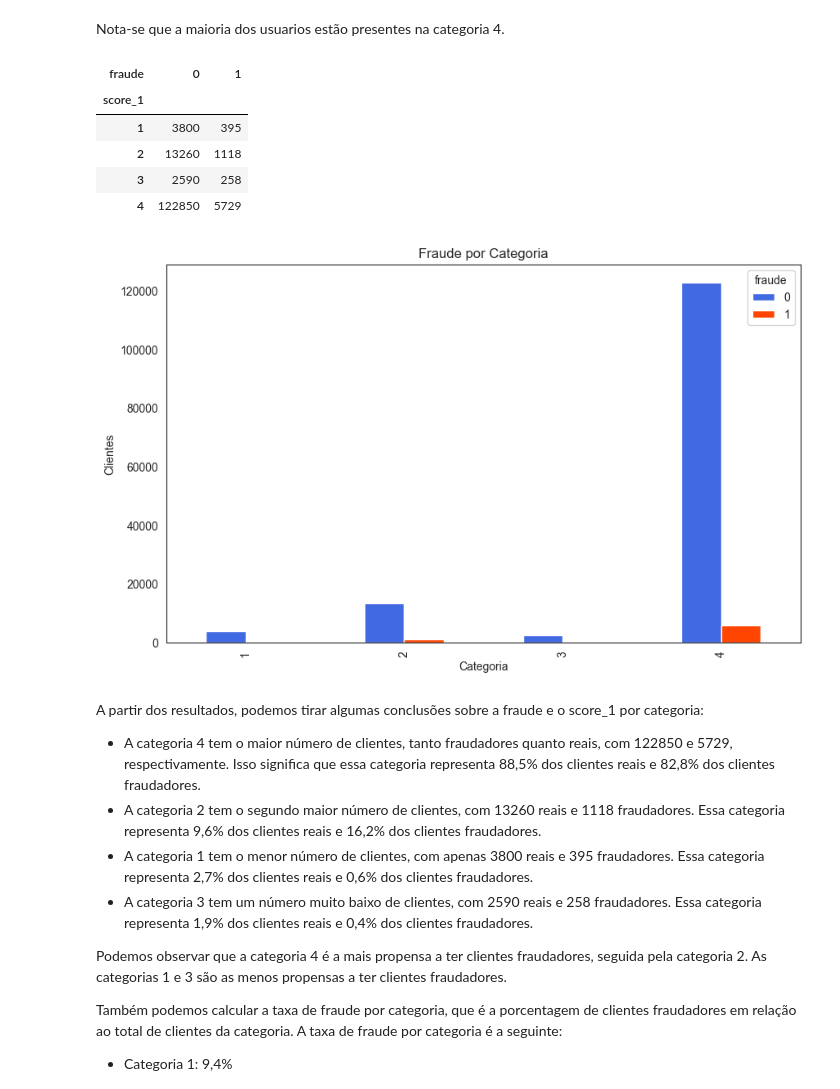
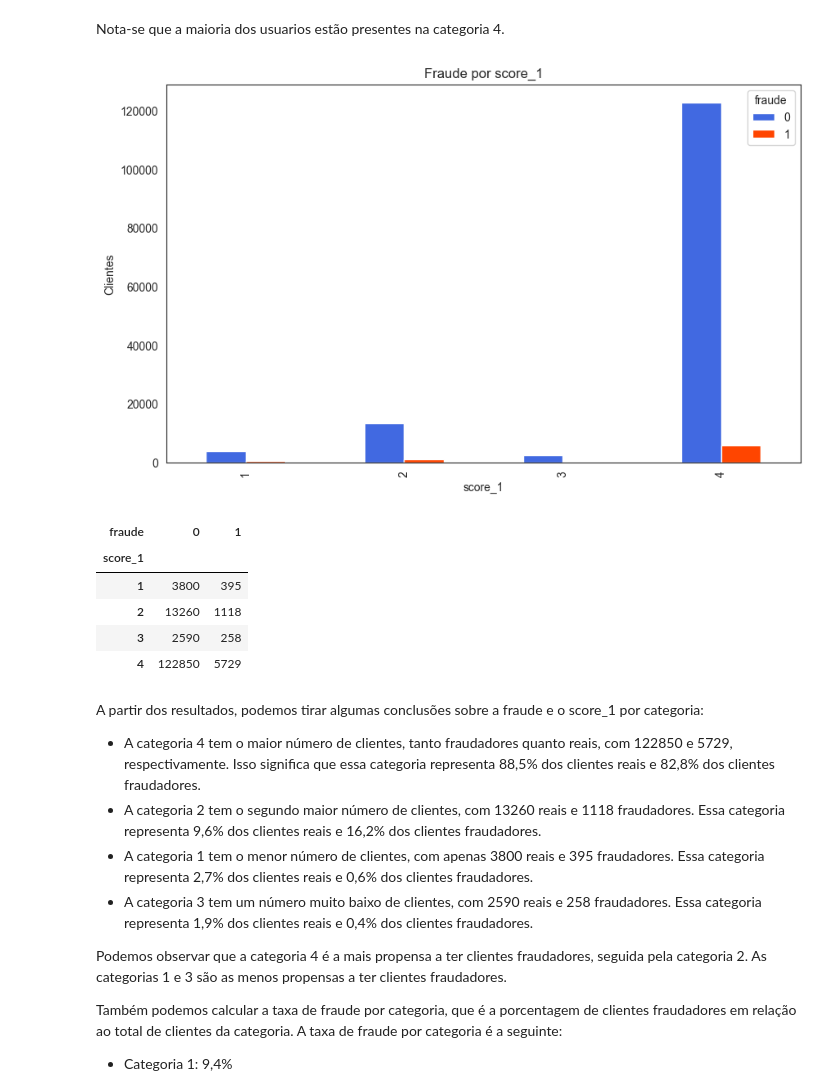
Before and after one commit to WiiniSilva/Fraude_Case, a Jupyter notebook: Fraude_Case.ipynb, the cells around one changed output. Saved outputs shown, nothing was run; the diff lists cells and outputs as text; code cells hidden in the pictures.

```diff
--- a/Fraude_Case.ipynb
+++ b/Fraude_Case.ipynb
@@ -235,26 +235,29 @@ countplot_bar(df, 'score_1')
 [figure]
 # %% [markdown]
 Nota-se que a maioria dos usuarios estão presentes na categoria 4.
-# %%
-# Agrupando os dados do DataFrame df pela coluna 'score_1' e 'fraude'
-score1_fraude = df.groupby(['score_1','fraude']).size().unstack()
-score1_fraude
-# %% [output]
-| fraude | 0 | 1 |
-| score_1 |  |  |
-| 1 | 3800 | 395 |
-| 2 | 13260 | 1118 |
-| 3 | 2590 | 258 |
-| 4 | 122850 | 5729 |
 # %%
-# O método plot é chamado para criar um gráfico de barras
-score1_fraude.plot(kind='bar', color = ['#4169E1', '#FF4500'], figsize=(10, 6))
-plt.title('Fraude por Categoria')
-plt.ylabel('Clientes')
-plt.xlabel('Categoria')
-plt.show()
+# Definindo a função que cria o gráfico de barras
+def barplot_fraude(df, feature):
+    # Agrupando os dados do DataFrame df pela coluna 'feature' e 'fraude'
+    feature_fraude = df.groupby([feature,'fraude']).size().unstack()
+
+    # O método plot é chamado para criar um gráfico de barras
+    feature_fraude.plot(kind='bar', color = ['#4169E1', '#FF4500'], figsize=(10, 6))
+    plt.title('Fraude por ' + feature)
+    plt.ylabel('Clientes')
+    plt.xlabel(feature)
+    plt.show()
+    return feature_fraude
-# %% [output]
-[figure, removed]
+# %%
+barplot_fraude(df, 'score_1')
+# %% [output]
+[figure, added]
+| fraude | 0 | 1 |
+| score_1 |  |  |
+| 1 | 3800 | 395 |
+| 2 | 13260 | 1118 |
+| 3 | 2590 | 258 |
+| 4 | 122850 | 5729 |
 # %% [markdown]
 A partir dos resultados, podemos tirar algumas conclusões sobre a fraude e o score_1 por categoria:
 
```
Also changed, not shown: parts of 9 cells of this notebook.
